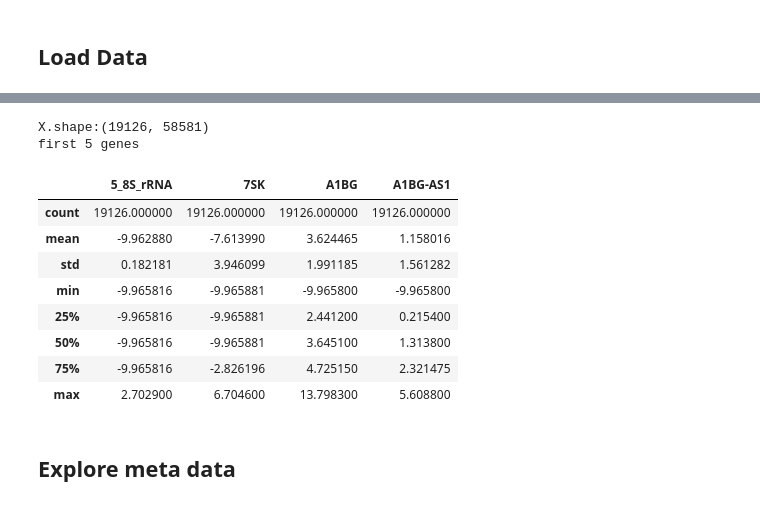
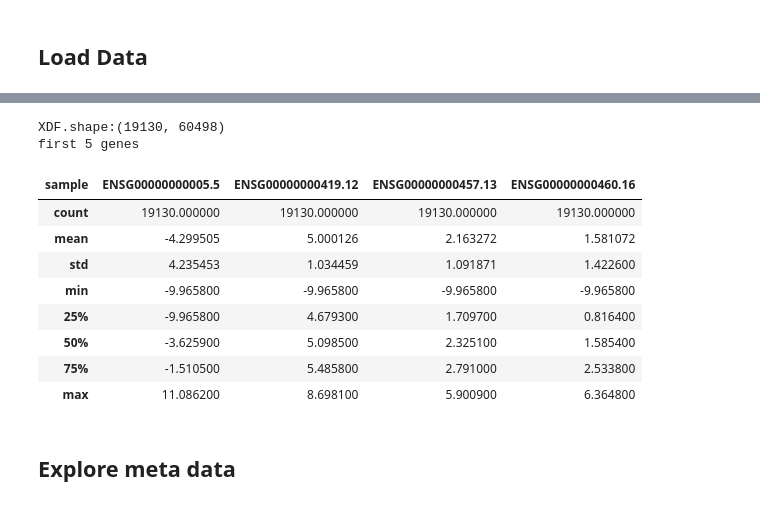
Before and after one commit to aedavids/findBiomarkers, a Jupyter notebook: jupyterNotebooks/lungCancerClassifierExploration.ipynb, the cells around one changed output, grey strips where cells are left out. Cells and saved outputs as stored; diff of their text form; code cells hidden in the pictures.

```diff
--- a/jupyterNotebooks/lungCancerClassifierExploration.ipynb
+++ b/jupyterNotebooks/lungCancerClassifierExploration.ipynb
@@ -64,0 +40,7 @@ Wall time: 20.1 s
+# %%
+dataDir = pl.Path("../data")
+if not dataDir.exists() :
+    dataDir.mkdir()
+
+loader = TCGA_Target_GTex(dataDir)
+XDF, YDF = loader.loadTCGA_Target_GTex()
@@ -74,20 +59,20 @@ X.head().iloc[:, 1:5]
 # %%
-print("X.shape:{}".format(X.shape))
-first5GenesDf = X.iloc[:, 1:5]
+print("XDF.shape:{}".format(XDF.shape))
+first5GenesDf = XDF.iloc[:, 1:5]
 print("first 5 genes")
 first5GenesDf.describe()
 # %% [output]
-X.shape:(19126, 58581)
+XDF.shape:(19130, 60498)
 first 5 genes
-|  | 5_8S_rRNA | 7SK | A1BG | A1BG-AS1 |
-| count | 19126.000000 | 19126.000000 | 19126.000000 | 19126.000000 |
-| mean | -9.962880 | -7.613990 | 3.624465 | 1.158016 |
-| std | 0.182181 | 3.946099 | 1.991185 | 1.561282 |
-| min | -9.965816 | -9.965881 | -9.965800 | -9.965800 |
-| 25% | -9.965816 | -9.965881 | 2.441200 | 0.215400 |
-| 50% | -9.965816 | -9.965881 | 3.645100 | 1.313800 |
-| 75% | -9.965816 | -2.826196 | 4.725150 | 2.321475 |
-| max | 2.702900 | 6.704600 | 13.798300 | 5.608800 |
+| sample | ENSG00000000005.5 | ENSG00000000419.12 | ENSG00000000457.13 | ENSG00000000460.16 |
+| count | 19130.000000 | 19130.000000 | 19130.000000 | 19130.000000 |
+| mean | -4.299505 | 5.000126 | 2.163272 | 1.581072 |
+| std | 4.235453 | 1.034459 | 1.091871 | 1.422600 |
+| min | -9.965800 | -9.965800 | -9.965800 | -9.965800 |
+| 25% | -9.965800 | 4.679300 | 1.709700 | 0.816400 |
+| 50% | -3.625900 | 5.098500 | 2.325100 | 1.585400 |
+| 75% | -1.510500 | 5.485800 | 2.791000 | 2.533800 |
+| max | 11.086200 | 8.698100 | 5.900900 | 6.364800 |
 # %% [markdown]
 ## Explore meta data
 # %%
```
Also changed, not shown: parts of 17 cells of this notebook, 11 other files.
